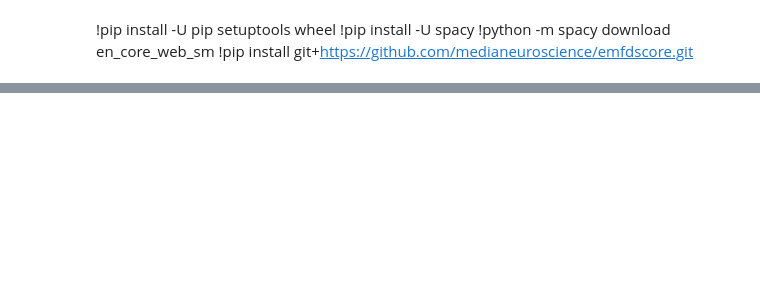
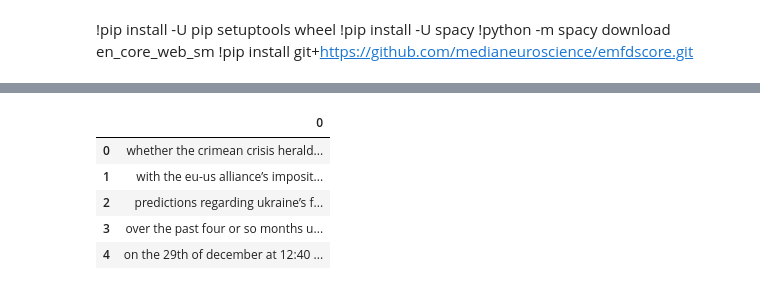
Before and after one commit to nakinnubis/inpacblogdata, a Jupyter notebook: morality-analysis/morality-analysis.ipynb, the cells around one changed output, grey strips where cells are left out. Drawn from its saved outputs; the diff is of its cells as text; code cells hidden in the pictures; blank space fills up the shorter version.

Commit message:
Added computation for morality, Visualization yet to be computed

```diff
--- a/morality-analysis/morality-analysis.ipynb
+++ b/morality-analysis/morality-analysis.ipynb
@@ -9,8 +39,15 @@ import numpy as np
 import seaborn as sns
 from matplotlib import pyplot as plt
 # %%
-template_input = pd.read_csv('emfdscore/template_input.csv', header=None)
+template_input = pd.read_csv('../data/Indo-pacific-blog-data_morality.csv', header=None)
 template_input.head()
+# %% [output]
+|  | 0 |
+| 0 | whether the crimean crisis herald... |
+| 1 | with the eu-us alliance’s imposit... |
+| 2 | predictions regarding ukraine’s f... |
+| 3 | over the past four or so months u... |
+| 4 | on the 29th of december at 12:40 ... |
 # %%
 from emfdscore.scoring import score_docs
 
```
Also changed, not shown: parts of 13 cells of this notebook, 7 other files.
